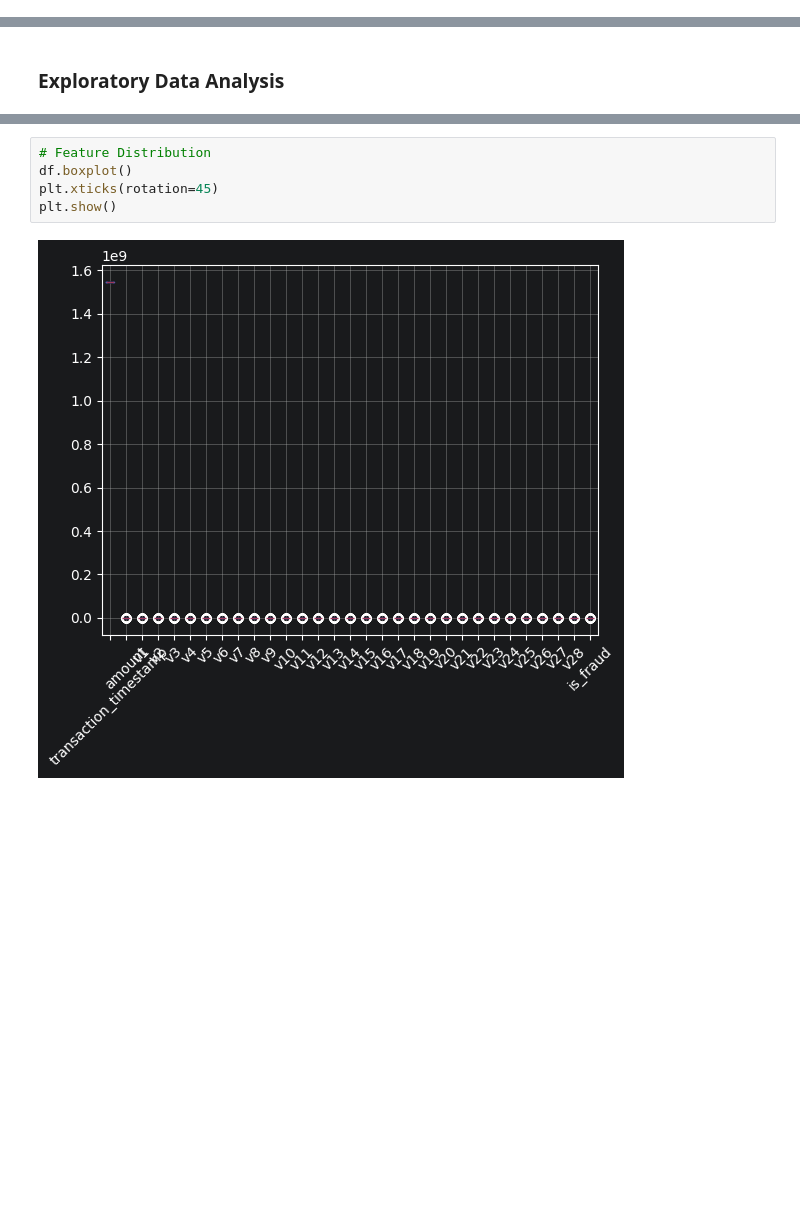
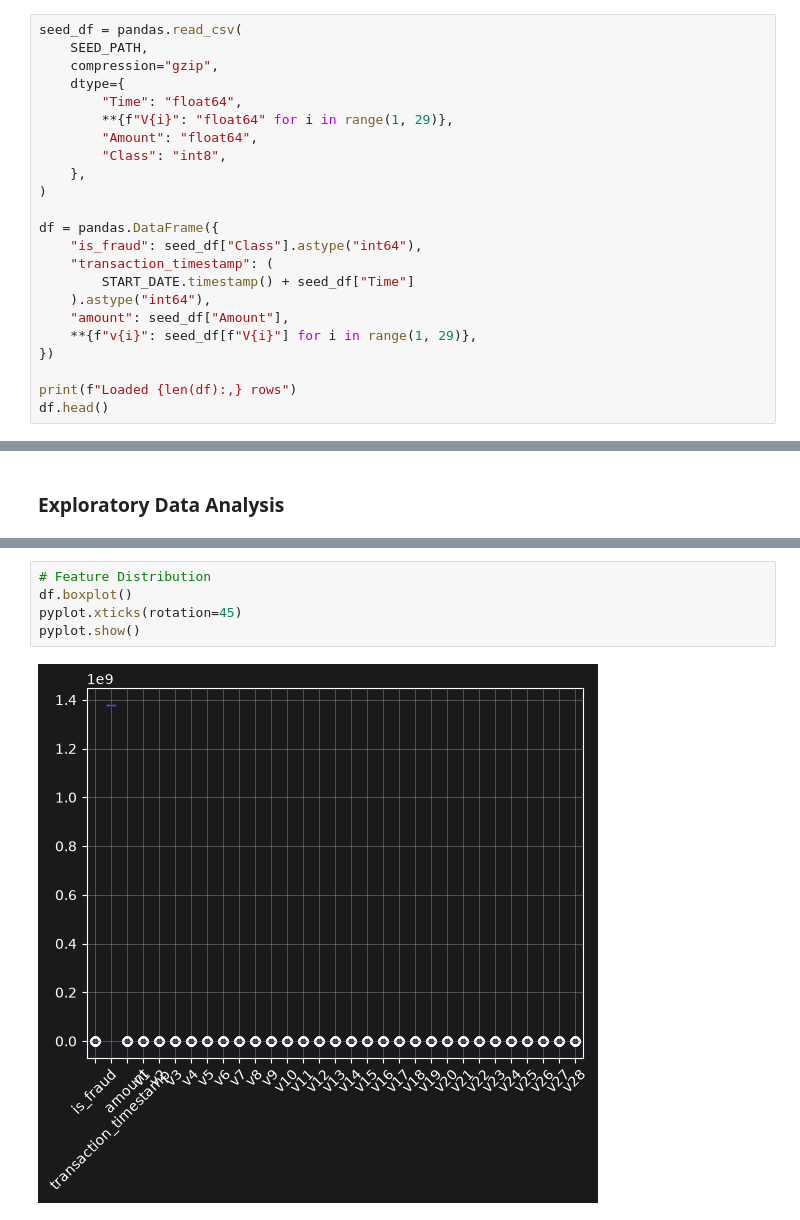
Before and after one commit to u-Kuro/fraud-detection-platform, a Jupyter notebook: notebooks/01_eda_preprocessing.ipynb, the cells around one changed output, grey strips where cells are left out. Saved outputs shown, nothing was run; the diff lists cells and outputs as text; blank space fills up the shorter version.

```diff
--- a/notebooks/01_eda_preprocessing.ipynb
+++ b/notebooks/01_eda_preprocessing.ipynb
@@ -82,0 +38,23 @@ Loaded 284,807 rows
+# %%
+seed_df = pandas.read_csv(
+    SEED_PATH,
+    compression="gzip",
+    dtype={
+        "Time": "float64",
+        **{f"V{i}": "float64" for i in range(1, 29)},
+        "Amount": "float64",
+        "Class": "int8",
+    },
+)
+
+df = pandas.DataFrame({
+    "is_fraud": seed_df["Class"].astype("int64"),
+    "transaction_timestamp": (
+        START_DATE.timestamp() + seed_df["Time"]
+    ).astype("int64"),
+    "amount": seed_df["Amount"],
+    **{f"v{i}": seed_df[f"V{i}"] for i in range(1, 29)},
+})
+
+print(f"Loaded {len(df):,} rows")
+df.head()
@@ -95,8 +82,8 @@ Null Total: 0
 # %%
 # Feature Distribution
 df.boxplot()
-plt.xticks(rotation=45)
-plt.show()
+pyplot.xticks(rotation=45)
+pyplot.show()
 # %% [output]
-[figure, old version]
+[figure, new version]
 # %%
```
Also changed, not shown: parts of 11 cells of this notebook, 15 other files.
